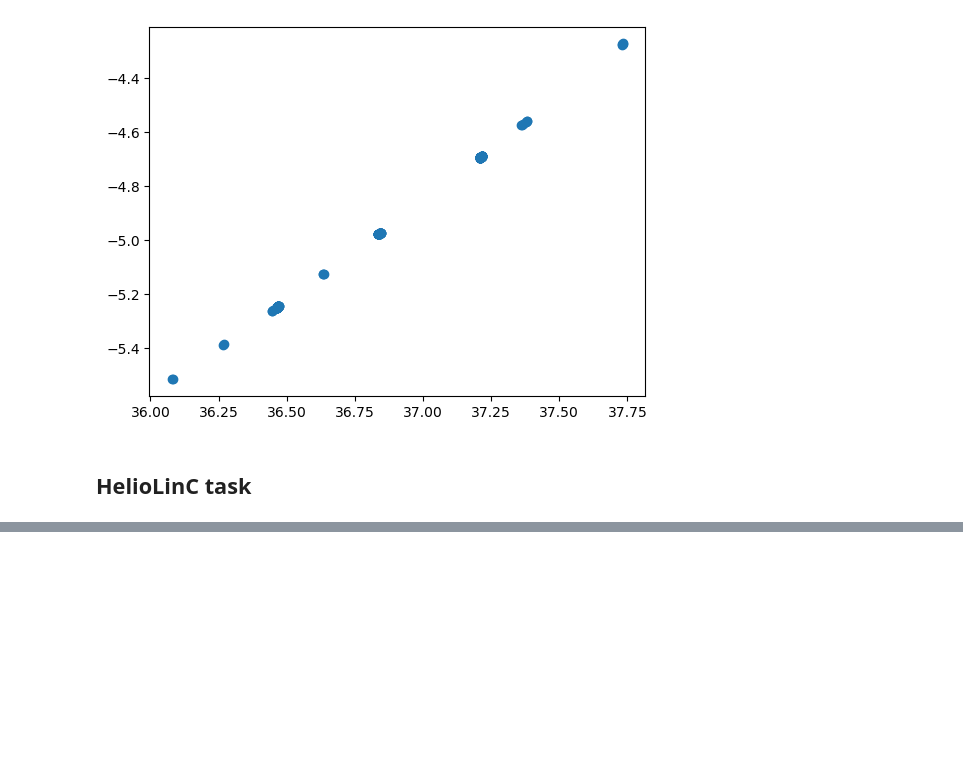
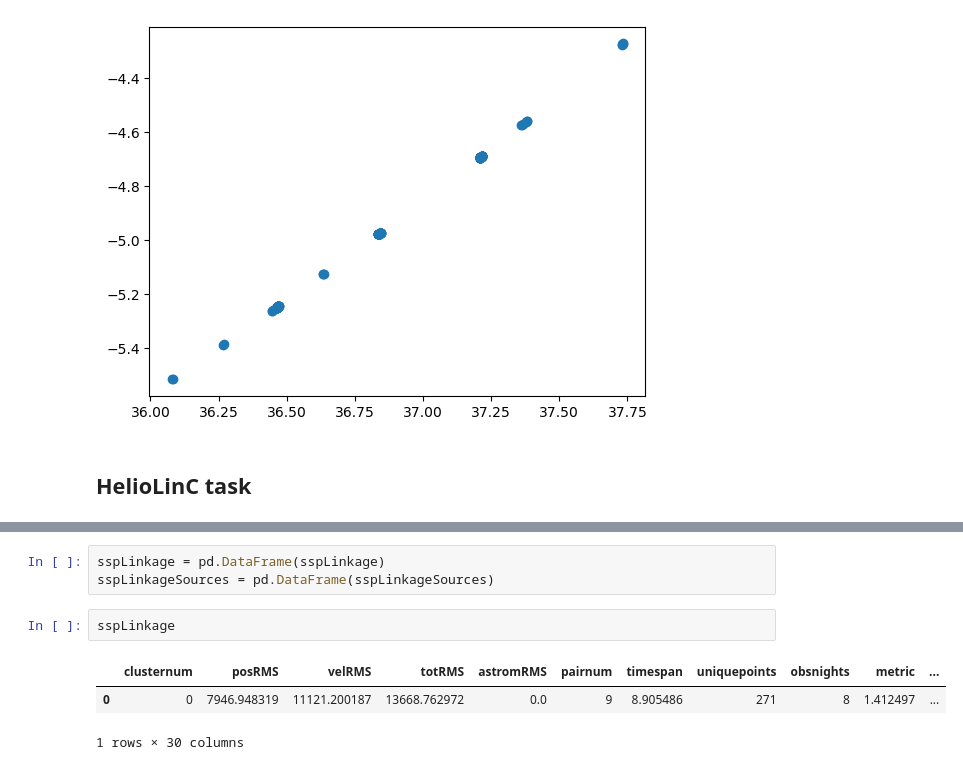
Before and after one commit to lsst/solsys_pipe, a Jupyter notebook: prototypes/task-demo.ipynb, the cells around one changed output, grey strips where cells are left out. Saved outputs shown, nothing was run; the diff lists cells and outputs as text; blank space fills up the shorter version.

```diff
--- a/prototypes/task-demo.ipynb
+++ b/prototypes/task-demo.ipynb
@@ -55,0 +165,9 @@ SyntaxError: invalid syntax (heliolincTask.py, line 86)
+# %%
+sspLinkage = pd.DataFrame(sspLinkage)
+sspLinkageSources = pd.DataFrame(sspLinkageSources)
+# %%
+sspLinkage
+# %% [output]
+|  | clusternum | posRMS | velRMS | totRMS | astromRMS | pairnum | timespan | uniquepoints | obsnights | metric | ... |
+| 0 | 0 | 7946.948319 | 11121.200187 | 13668.762972 | 0.0 | 9 | 8.905486 | 271 | 8 | 1.412497 | ... |
+1 rows × 30 columns
```
Also changed, not shown: parts of 15 cells of this notebook, 5 other files.
